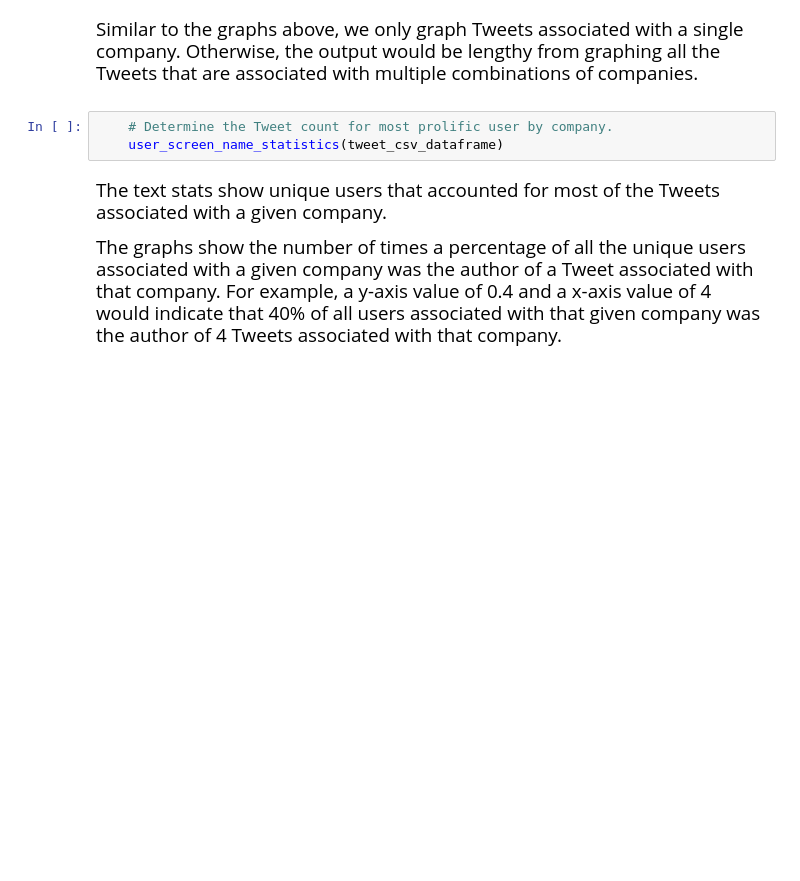
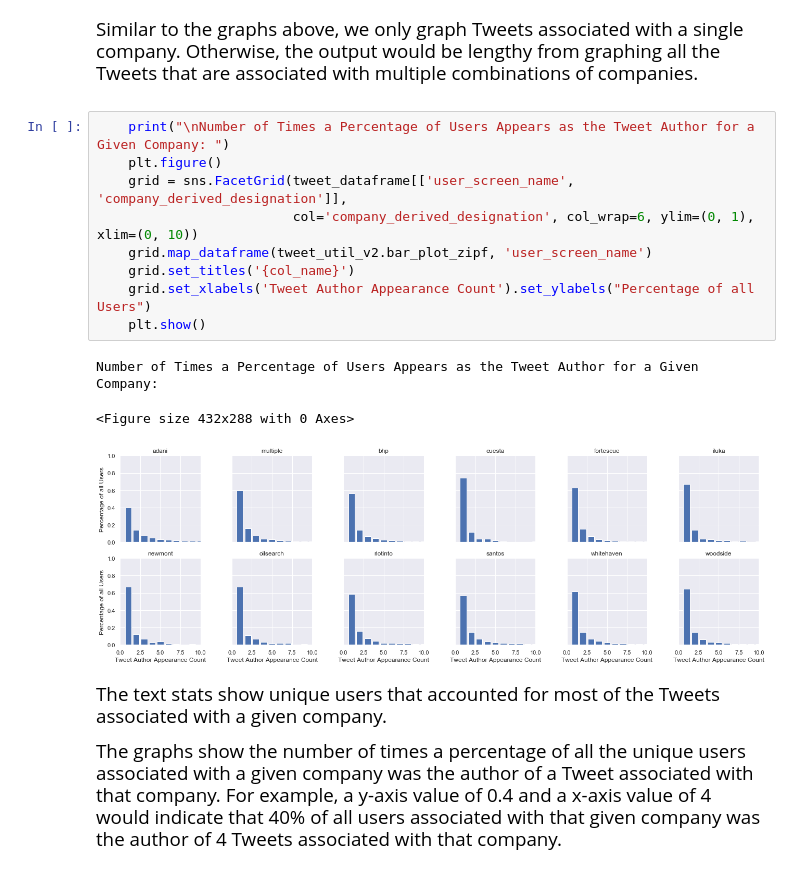
Before and after one commit to J-Jinn/Summer-Research-2019, a Jupyter notebook: jupyter-notebooks/slo-twitter-data-analysis/slo-twitter-data-analysis-user-statistics.ipynb, the cells around one changed output. Drawn from its saved outputs; the diff is of its cells as text; blank space fills up the shorter version.

```diff
--- a/jupyter-notebooks/slo-twitter-data-analysis/slo-twitter-data-analysis-user-statistics.ipynb
+++ b/jupyter-notebooks/slo-twitter-data-analysis/slo-twitter-data-analysis-user-statistics.ipynb
@@ -56,9 +81,19 @@ def user_screen_name_statistics(tweet_dataframe):
 Similar to the graphs above, we only graph Tweets associated with a single company.  Otherwise, the output would be lengthy from graphing all the Tweets that are associated with multiple combinations of companies.<br>
 
 </span>
-# %%
-    # Determine the Tweet count for most prolific user by company.
-    user_screen_name_statistics(tweet_csv_dataframe)
+# %%
+    print("\nNumber of Times a Percentage of Users Appears as the Tweet Author for a Given Company: ")
+    plt.figure()
+    grid = sns.FacetGrid(tweet_dataframe[['user_screen_name', 'company_derived_designation']],
+                         col='company_derived_designation', col_wrap=6, ylim=(0, 1), xlim=(0, 10))
+    grid.map_dataframe(tweet_util_v2.bar_plot_zipf, 'user_screen_name')
+    grid.set_titles('{col_name}')
+    grid.set_xlabels('Tweet Author Appearance Count').set_ylabels("Percentage of all Users")
+    plt.show()
+# %% [output]
+Number of Times a Percentage of Users Appears as the Tweet Author for a Given Company:
+<Figure size 432x288 with 0 Axes>
+[figure, added]
 # %% [markdown]
 <span style="font-family:Papyrus; font-size:1.25em;">
 
```
Also changed, not shown: parts of 7 cells of this notebook, 13 other files.
